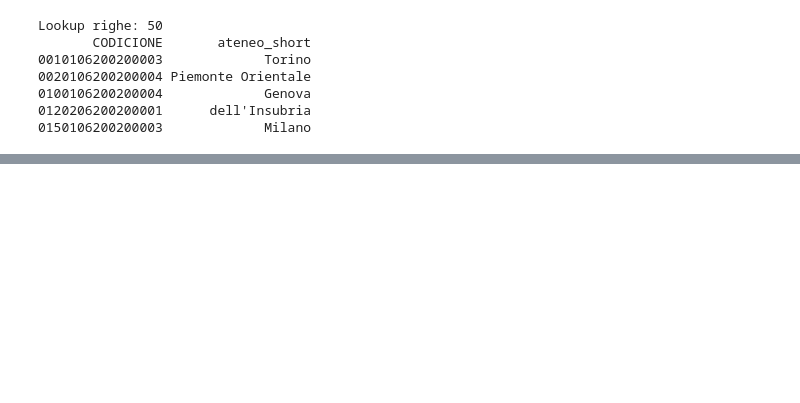
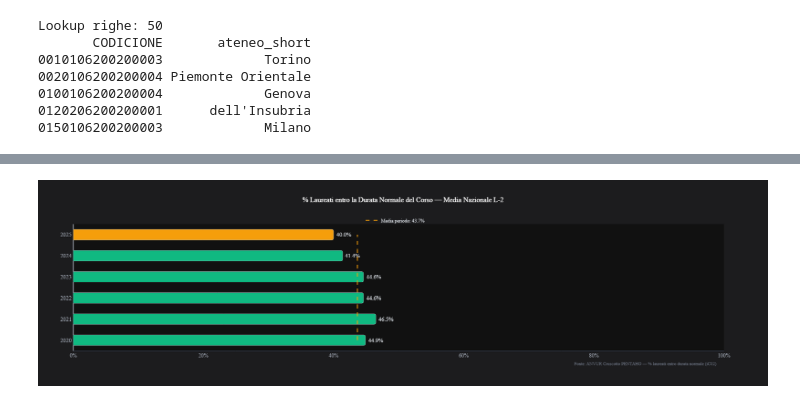
Before and after one commit to LucaTeamSwish/analisi-l2-biotecnologie, a Jupyter notebook: L2_presentazione.ipynb, the cells around one changed output, grey strips where cells are left out. Drawn from its saved outputs; the diff is of its cells as text; code cells hidden in the pictures; blank space fills up the shorter version.

```diff
--- a/L2_presentazione.ipynb
+++ b/L2_presentazione.ipynb
@@ -2727,0 +2908,7 @@ r = -0.319, p = 0.0253, n = 49
+# %%
+df_lau = pd.read_csv('%di_laureati(L2)entroLaDurataDelCorso.csv')
+lau_naz = df_lau.groupby('Anno accademico')['Numeratore'].mean().reset_index()
+lau_naz.columns = ['anno', 'pct']
+lau_naz['pct'] = lau_naz['pct'].round(1)
+media_lau = lau_naz['pct'].mean()
+print(lau_naz)
@@ -2727,0 +2923,72 @@ r = -0.319, p = 0.0253, n = 49
+# %%
+colori_lau = ['#3B82F6' if row['anno'] != 2025 else '#F59E0B'
+              for _, row in lau_naz.iterrows()]
+
+fig_lau = go.Figure()
+
+# Barre
+for i, row in lau_naz.iterrows():
+    colore = '#F59E0B' if row['anno'] == 2025 else '#10B981'
+    fig_lau.add_trace(go.Bar(
+        x=[row['pct']],
+        y=[str(int(row['anno']))],
+        orientation='h',
+        marker=dict(color=colore, cornerradius=4),
+        text=f"{row['pct']:.1f}%",
+        textposition='outside',
+        textfont=dict(color='#D1D5DB', size=13),
+        hovertemplate=f"<b>{int(row['anno'])}</b><br>Laureati in corso: <b>{row['pct']:.1f}%</b><extra></extra>",
+        showlegend=False,
+        width=0.5,
+    ))
+
+# Linea media visibile come trace con legenda
+fig_lau.add_trace(go.Scatter(
+    x=[media_lau, media_lau],
+    y=[str(int(lau_naz['anno'].min())), str(int(lau_naz['anno'].max()))],
+    mode='lines',
+    line=dict(color='#F59E0B', width=2, dash='dash'),
+    name=f'Media periodo: {media_lau:.1f}%',
+    hoverinfo='skip'
+))
+
+fig_lau.update_layout(
+    font=dict(family='Inter', size=12),
+    plot_bgcolor=BG_PLOT,
+    paper_bgcolor=BG_PAPER,
+    title=dict(
+        text='% Laureati entro la Durata Normale del Corso — Media Nazionale L-2',
+        font=dict(size=16, color='white', family='Inter'),
+        x=0.5, xanchor='center'
+    ),
+    showlegend=True,
+    legend=dict(
+        font=dict(color='#D1D5DB', size=11),
+        bgcolor='rgba(0,0,0,0)',
+        orientation='h',
+        x=0.5, xanchor='center',
+        y=1.08
+    ),
+    barmode='overlay',
+    margin=dict(t=100, b=80, l=80, r=100),
+    height=450,
+    annotations=[dict(
+        x=0.99, y=-0.13, xref='paper', yref='paper',
+        text='Fonte: ANVUR Cruscotto PENTAHO — % laureati entro durata normale (iC02)',
+        showarrow=False, font=dict(size=10, color='#6B7280'),
+        xanchor='right', align='right'
+    )]
+)
+fig_lau.update_xaxes(
+    showgrid=False, tickfont=dict(color='#9CA3AF'),
+    linecolor='#374151', ticksuffix='%',
+    range=[0, 100]
+)
+fig_lau.update_yaxes(
+    tickfont=dict(color='#9CA3AF', size=13),
+    linecolor='#374151'
+)
+
+fig_lau.show()
+# %% [output]
+[figure, added]
```
Also changed, not shown: parts of 33 cells of this notebook, 10 other files.
